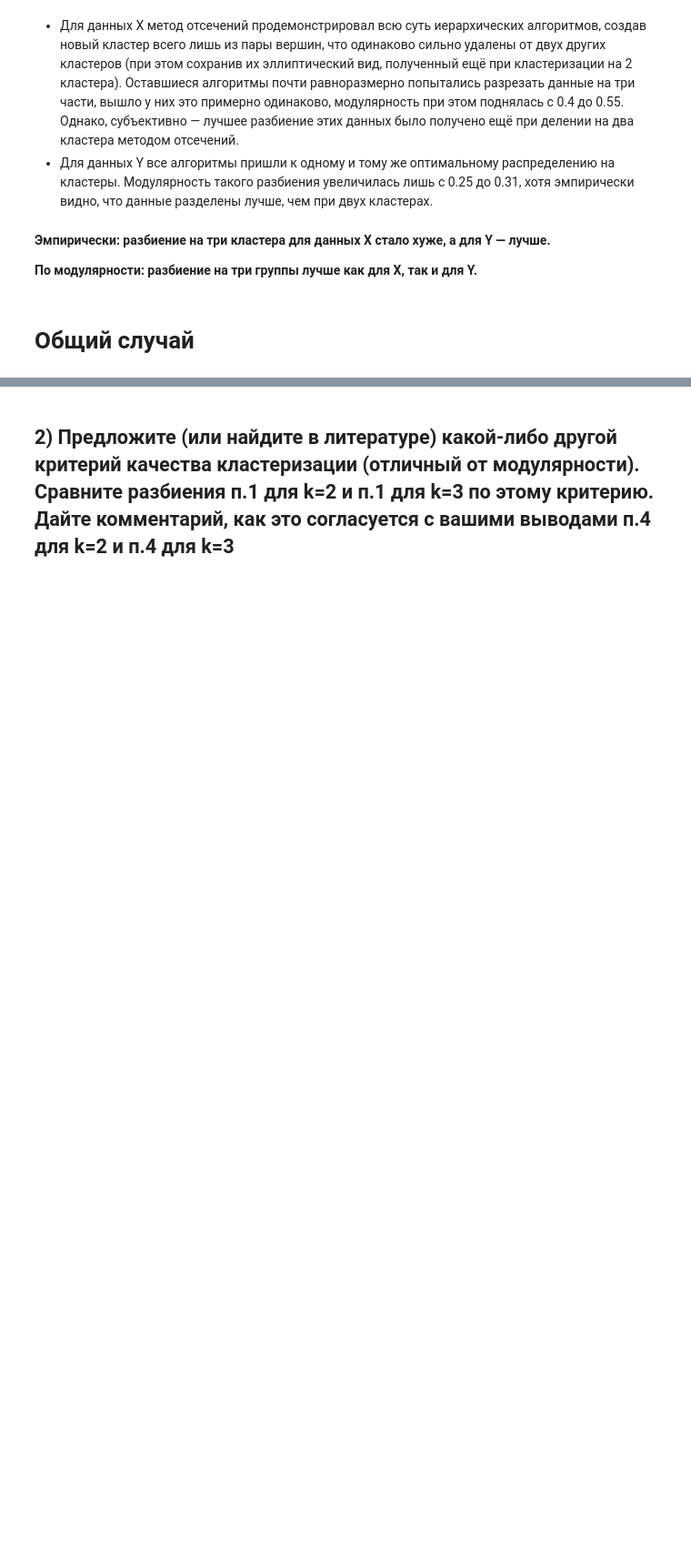
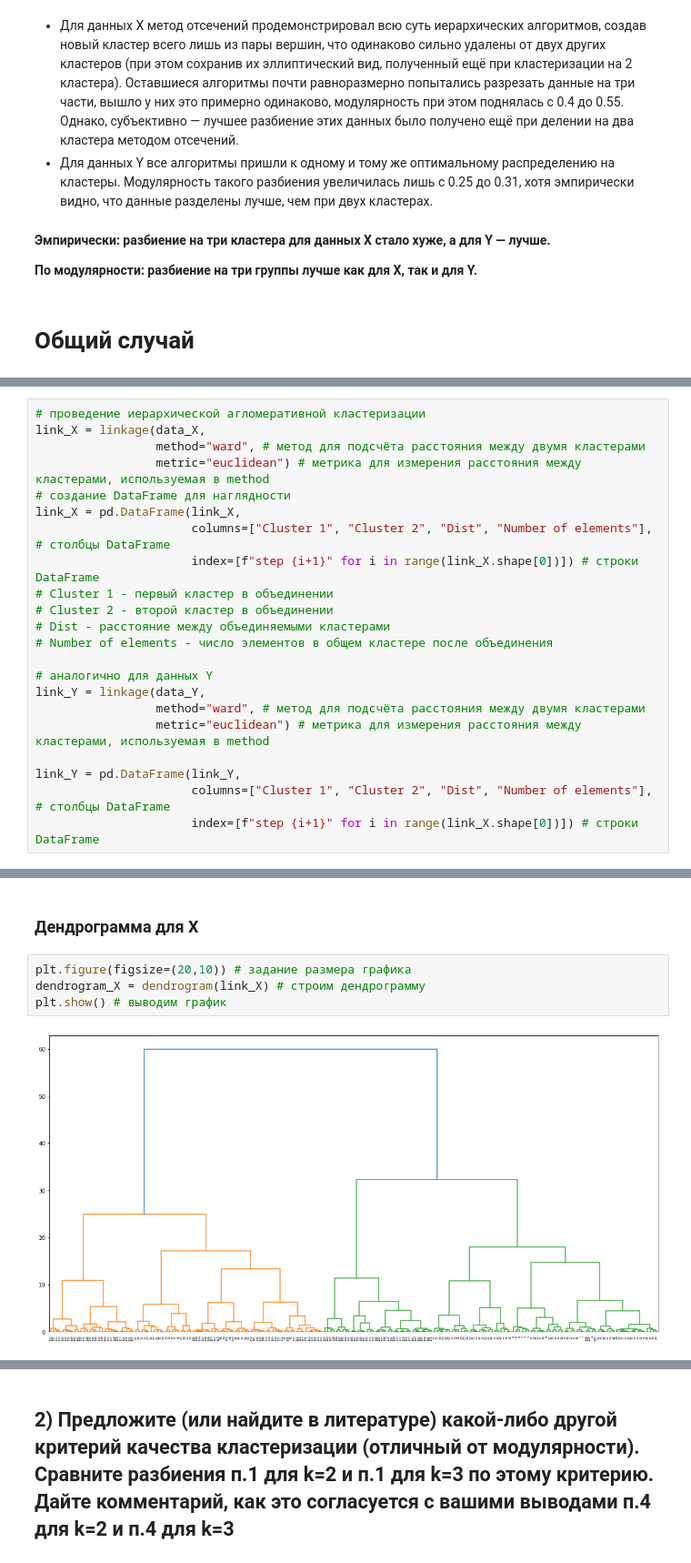
Before and after one commit to DenisKabanov/modern_data_analysis_methods, a Jupyter notebook: lab2/task2.ipynb, the cells around one changed output, grey strips where cells are left out. Shown at 91% size. Drawn from its saved outputs; the diff is of its cells as text; blank space fills up the shorter version.

```diff
--- a/lab2/task2.ipynb
+++ b/lab2/task2.ipynb
@@ -833,0 +841,22 @@ print_graph(similarity_Y, clusters=clusters_Y[3]["Spectral algorithm"], threshol
+# %%
+# проведение иерархической агломеративной кластеризации
+link_X = linkage(data_X,
+                 method="ward", # метод для подсчёта расстояния между двумя кластерами
+                 metric="euclidean") # метрика для измерения расстояния между кластерами, используемая в method
+# создание DataFrame для наглядности
+link_X = pd.DataFrame(link_X,
+                      columns=["Cluster 1", "Cluster 2", "Dist", "Number of elements"], # столбцы DataFrame
+                      index=[f"step {i+1}" for i in range(link_X.shape[0])]) # строки DataFrame
+# Cluster 1 - первый кластер в объединении
+# Cluster 2 - второй кластер в объединении
+# Dist - расстояние между объединяемыми кластерами
+# Number of elements - число элементов в общем кластере после объединения
+
+# аналогично для данных Y
+link_Y = linkage(data_Y,
+                 method="ward", # метод для подсчёта расстояния между двумя кластерами
+                 metric="euclidean") # метрика для измерения расстояния между кластерами, используемая в method
+
+link_Y = pd.DataFrame(link_Y,
+                      columns=["Cluster 1", "Cluster 2", "Dist", "Number of elements"], # столбцы DataFrame
+                      index=[f"step {i+1}" for i in range(link_X.shape[0])]) # строки DataFrame
@@ -833,0 +872,8 @@ print_graph(similarity_Y, clusters=clusters_Y[3]["Spectral algorithm"], threshol
+# %% [markdown]
+### Дендрограмма для X
+# %%
+plt.figure(figsize=(20,10)) # задание размера графика
+dendrogram_X = dendrogram(link_X) # строим дендрограмму
+plt.show() # выводим график
+# %% [output]
+[figure, added]
```
Also changed, not shown: parts of 16 cells of this notebook.
